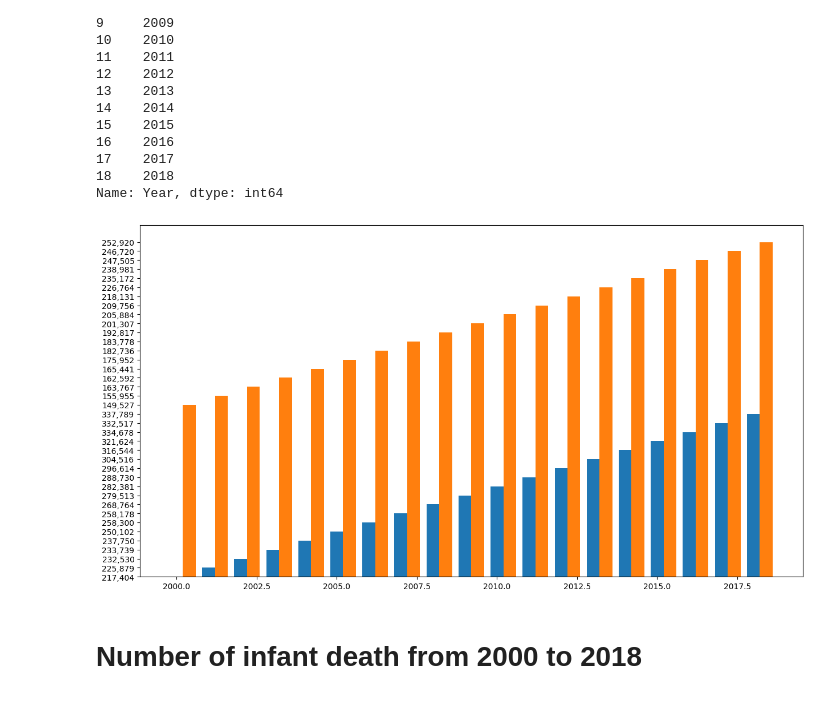
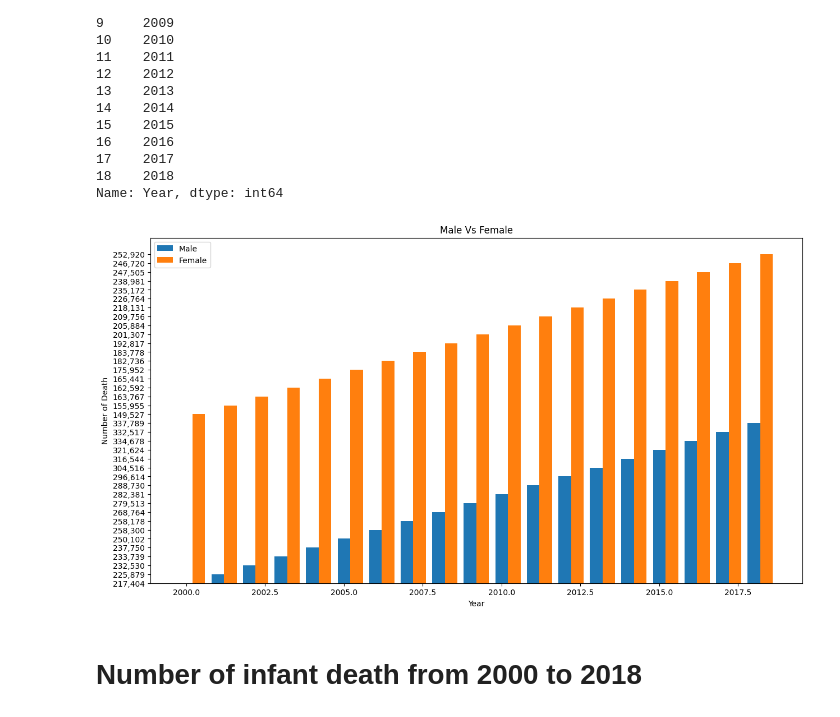
Before and after one commit to Glennarcega/IT-BA-3203-PROJECT, a Jupyter notebook: Social_Factor_of_death.ipynb, the cells around one changed output. Saved outputs shown, nothing was run; the diff lists cells and outputs as text; code cells hidden in the pictures.

```diff
--- a/Social_Factor_of_death.ipynb
+++ b/Social_Factor_of_death.ipynb
@@ -54,20 +54,25 @@ Name: Year, dtype: int64
 # %%
 w = 0.4
 x=df['Year']
 
 plt.figure(figsize=(15,8))
 
 bar1 = (x)
 bar2 = [i+w for i in bar1]
 boys=df['Male']
 girls=df['Female']
 
-plt.bar(bar1,boys,w, label="Male")
-plt.bar(bar2,girls,w, label="Female")
+plt.bar(bar1,boys,w,label="Male")
+plt.bar(bar2,girls,w,label="Female")
+
+plt.xlabel("Year")
+plt.ylabel("Number of Death")
+plt.title("Male Vs Female")
+plt.legend()
 
 plt.show()
 # %% [output]
-[figure, old version]
+[figure, new version]
 # %% [markdown]
 # **Number of infant death from 2000 to 2018**
 # %%
```
Also changed, not shown: parts of 2 cells of this notebook.
